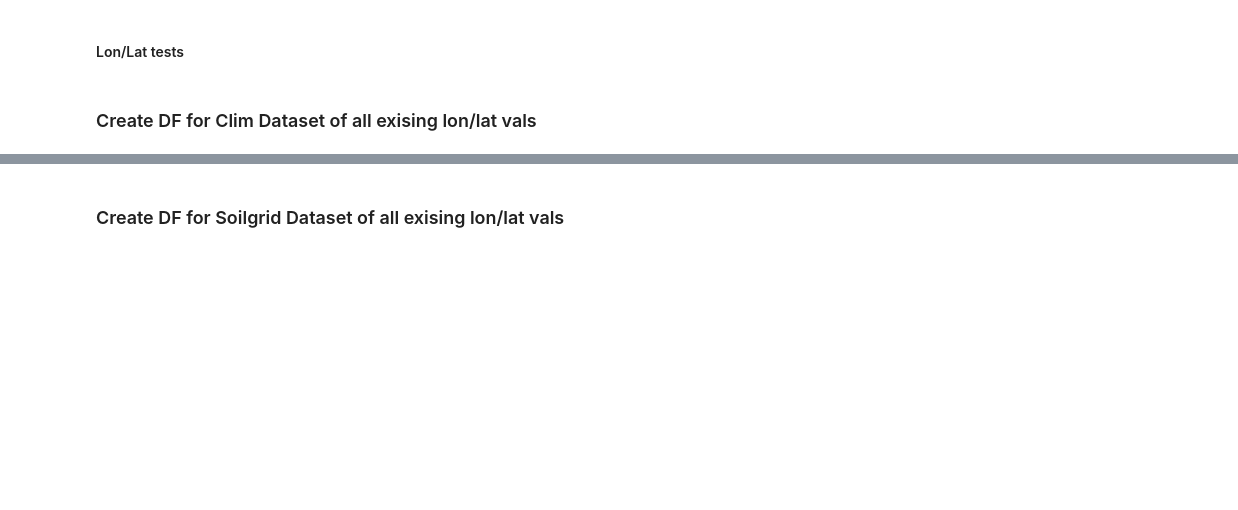
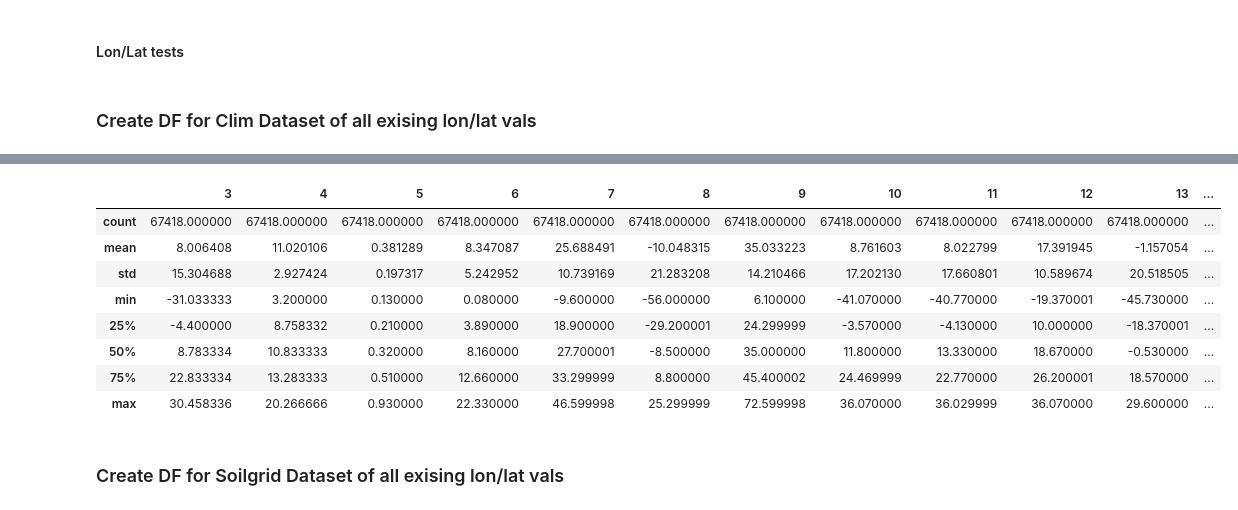
Before and after one commit to dadavie/planetary_garden, a Jupyter notebook: notebooks/Notebook_DavidSchildberger.ipynb, the cells around one changed output, grey strips where cells are left out. Cells and saved outputs as stored; diff of their text form; code cells hidden in the pictures; blank space fills up the shorter version.

```diff
--- a/notebooks/Notebook_DavidSchildberger.ipynb
+++ b/notebooks/Notebook_DavidSchildberger.ipynb
@@ -1328,0 +1366,2 @@ pd.DataFrame(d[0])
+# %%
+zz = pd.DataFrame(d[0])
@@ -1329 +1377,18 @@ pd.DataFrame(d[0])
+# %%
+dd = zz.astype(float)
+dd.dropna(inplace=True)
+dd.reset_index(inplace=True, drop=True)
+sel_data = dd.iloc[:,3:]
+# %%
+sel_data.describe()
+# %% [output]
+|  | 3 | 4 | 5 | 6 | 7 | 8 | 9 | 10 | 11 | 12 | 13 | ... |
+| count | 67418.000000 | 67418.000000 | 67418.000000 | 67418.000000 | 67418.000000 | 67418.000000 | 67418.000000 | 67418.000000 | 67418.000000 | 67418.000000 | 67418.000000 | ... |
+| mean | 8.006408 | 11.020106 | 0.381289 | 8.347087 | 25.688491 | -10.048315 | 35.033223 | 8.761603 | 8.022799 | 17.391945 | -1.157054 | ... |
+| std | 15.304688 | 2.927424 | 0.197317 | 5.242952 | 10.739169 | 21.283208 | 14.210466 | 17.202130 | 17.660801 | 10.589674 | 20.518505 | ... |
+| min | -31.033333 | 3.200000 | 0.130000 | 0.080000 | -9.600000 | -56.000000 | 6.100000 | -41.070000 | -40.770000 | -19.370001 | -45.730000 | ... |
+| 25% | -4.400000 | 8.758332 | 0.210000 | 3.890000 | 18.900000 | -29.200001 | 24.299999 | -3.570000 | -4.130000 | 10.000000 | -18.370001 | ... |
+| 50% | 8.783334 | 10.833333 | 0.320000 | 8.160000 | 27.700001 | -8.500000 | 35.000000 | 11.800000 | 13.330000 | 18.670000 | -0.530000 | ... |
+| 75% | 22.833334 | 13.283333 | 0.510000 | 12.660000 | 33.299999 | 8.800000 | 45.400002 | 24.469999 | 22.770000 | 26.200001 | 18.570000 | ... |
+| max | 30.458336 | 20.266666 | 0.930000 | 22.330000 | 46.599998 | 25.299999 | 72.599998 | 36.070000 | 36.029999 | 36.070000 | 29.600000 | ... |
 # %%
```
Also changed, not shown: parts of 17 cells of this notebook.
